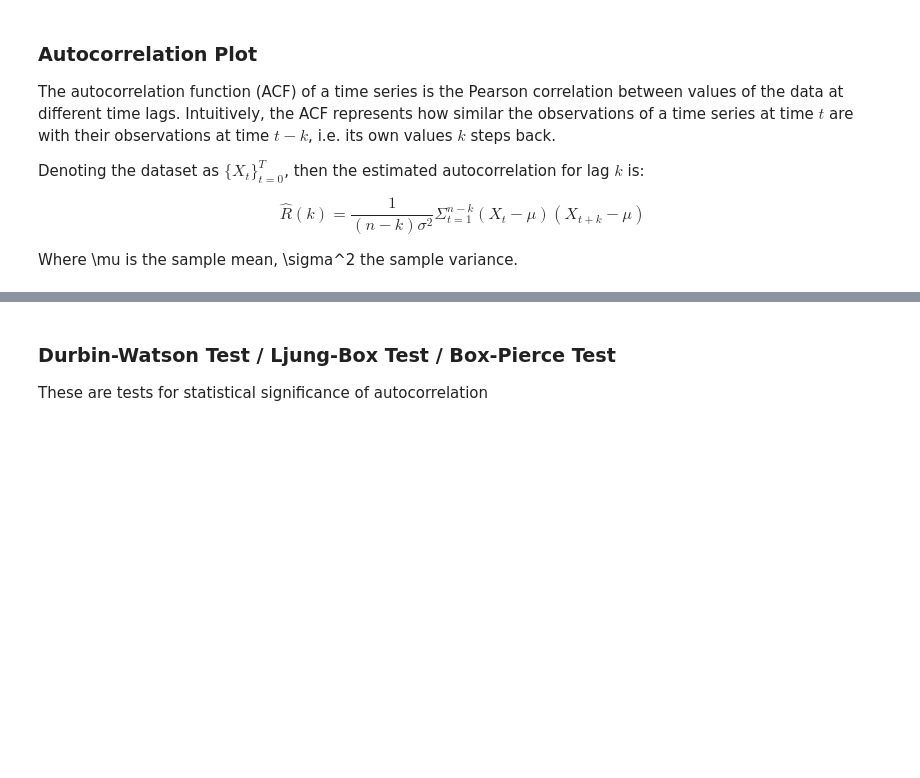
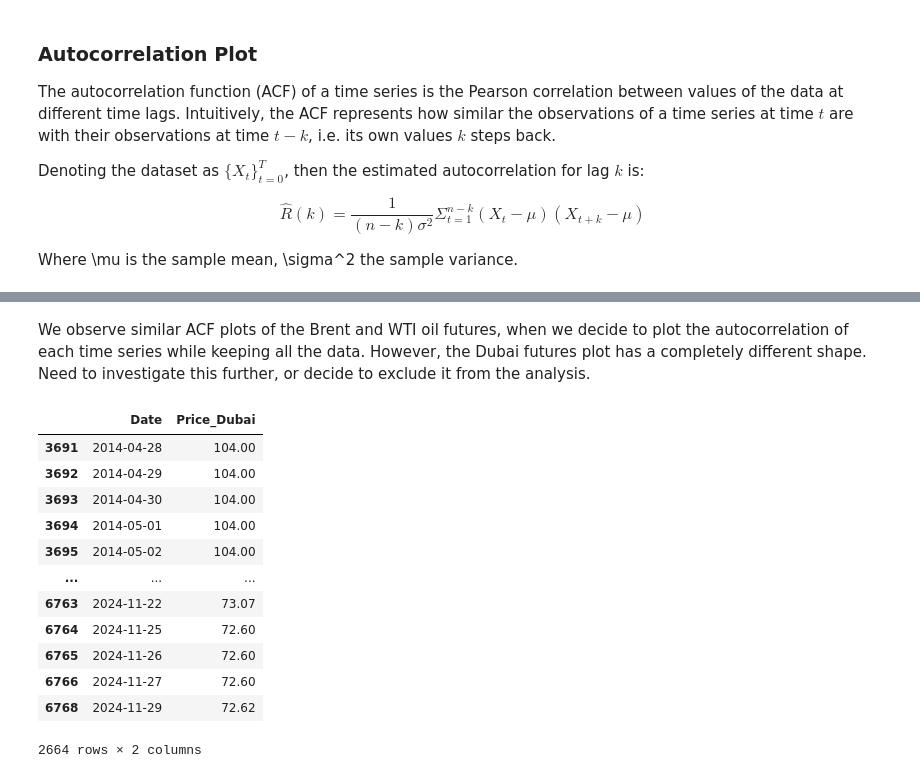
Before and after one commit to fabianbermana/oil_futures_analysis, a Jupyter notebook: scripts/time_series_analysis.ipynb, the cells around one changed output, grey strips where cells are left out. Saved outputs shown, nothing was run; the diff lists cells and outputs as text; code cells hidden in the pictures; blank space fills up the shorter version.

```diff
--- a/scripts/time_series_analysis.ipynb
+++ b/scripts/time_series_analysis.ipynb
@@ -83,4 +89,18 @@ plt.show()
-# %% [markdown]
-### Durbin-Watson Test / Ljung-Box Test / Box-Pierce Test
-
-These are tests for statistical significance of autocorrelation
+# %% [markdown]
+We observe similar ACF plots of the Brent and WTI oil futures, when we decide to plot the autocorrelation of each time series while keeping all the data. However, the Dubai futures plot has a completely different shape. Need to investigate this further, or decide to exclude it from the analysis.
+# %%
+COMBINED_DATA[['Date', 'Price_Dubai']].dropna()
+# %% [output]
+|  | Date | Price_Dubai |
+| 3691 | 2014-04-28 | 104.00 |
+| 3692 | 2014-04-29 | 104.00 |
+| 3693 | 2014-04-30 | 104.00 |
+| 3694 | 2014-05-01 | 104.00 |
+| 3695 | 2014-05-02 | 104.00 |
+| ... | ... | ... |
+| 6763 | 2024-11-22 | 73.07 |
+| 6764 | 2024-11-25 | 72.60 |
+| 6765 | 2024-11-26 | 72.60 |
+| 6766 | 2024-11-27 | 72.60 |
+| 6768 | 2024-11-29 | 72.62 |
+2664 rows × 2 columns
```
Also changed, not shown: parts of 7 cells of this notebook, 1 other file.
